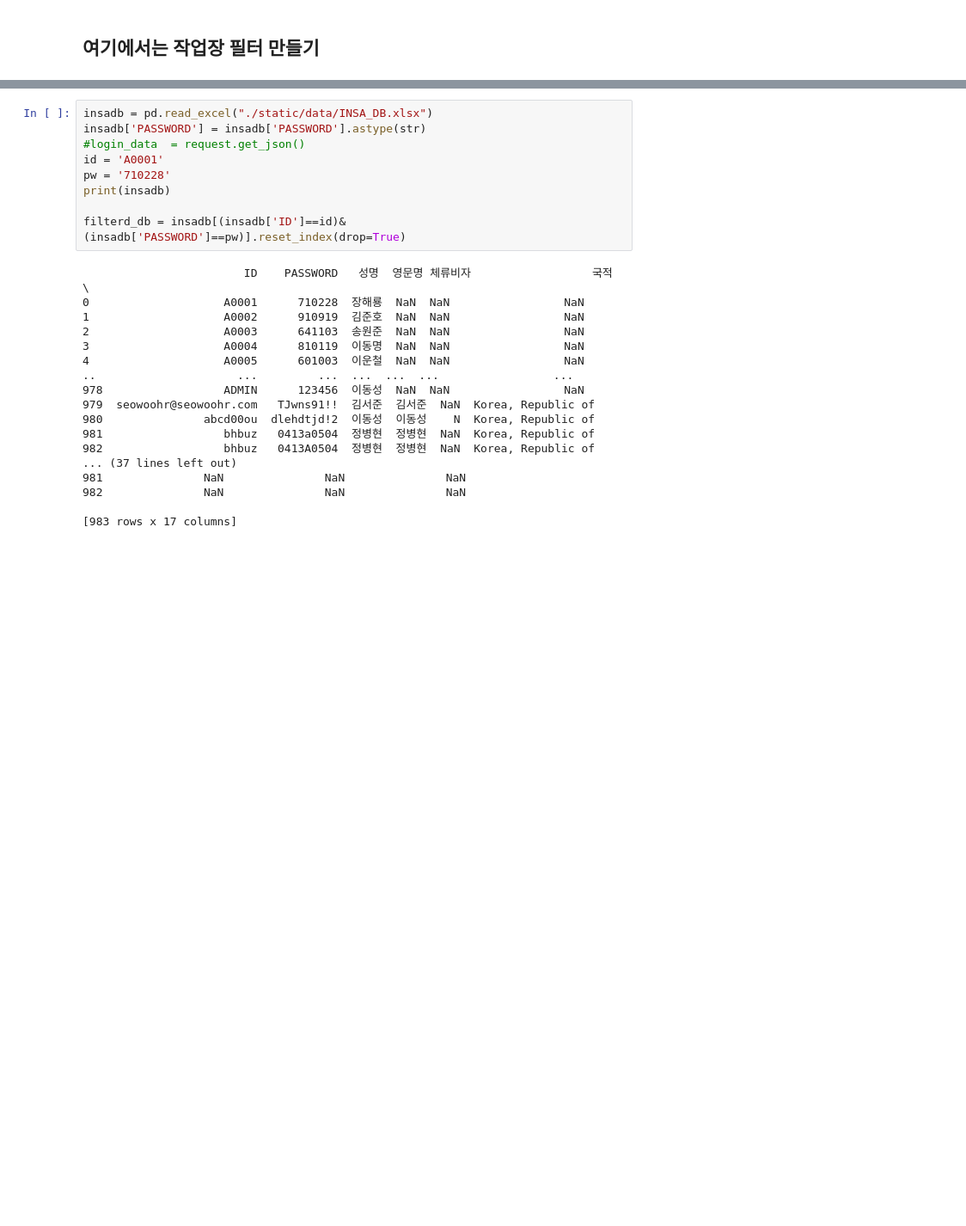
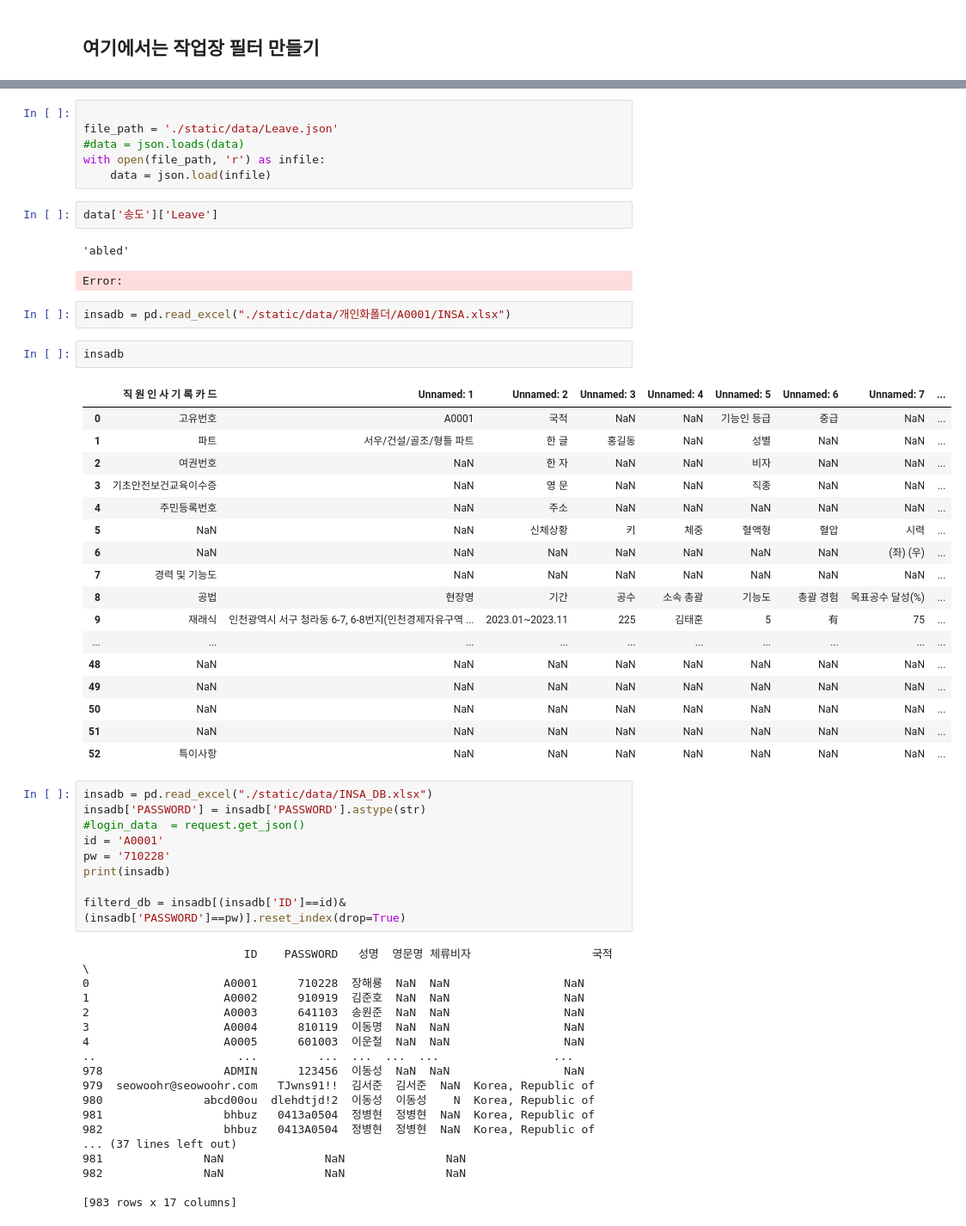
Before and after one commit to abcd00ou/Dong.github.io, a Jupyter notebook: Untitled-1.ipynb, the cells around one changed output, grey strips where cells are left out. Shown: that part at 86% size. Drawn from its saved outputs; the diff is of its cells as text; blank space fills up the shorter version.

```diff
--- a/Untitled-1.ipynb
+++ b/Untitled-1.ipynb
@@ -68,3 +264,36 @@ save_double_column_df(worker_info,"./static/data/작업공수/작업자입력.xl
+# %%
+
+file_path = './static/data/Leave.json'
+#data = json.loads(data)
+with open(file_path, 'r') as infile:
+    data = json.load(infile)
+# %%
+data['송도']['Leave']
+# %% [output]
+'abled'
+Error:
+# %%
+insadb = pd.read_excel("./static/data/개인화폴더/A0001/INSA.xlsx")
+# %%
+insadb
+# %% [output]
+|  | 직 원 인 사 기 록 카 드 | Unnamed: 1 | Unnamed: 2 | Unnamed: 3 | Unnamed: 4 | Unnamed: 5 | Unnamed: 6 | Unnamed: 7 | ... |
+| 0 | 고유번호 | A0001 | 국적 | NaN | NaN | 기능인 등급 | 중급 | NaN | ... |
+| 1 | 파트 | 서우/건설/골조/형틀 파트 | 한 글 | 홍길동 | NaN | 성별 | NaN | NaN | ... |
+| 2 | 여권번호 | NaN | 한 자 | NaN | NaN | 비자 | NaN | NaN | ... |
+| 3 | 기초안전보건교육이수증 | NaN | 영 문 | NaN | NaN | 직종 | NaN | NaN | ... |
+| 4 | 주민등록번호 | NaN | 주소 | NaN | NaN | NaN | NaN | NaN | ... |
+| 5 | NaN | NaN | 신체상황 | 키 | 체중 | 혈액형 | 혈압 | 시력 | ... |
+| 6 | NaN | NaN | NaN | NaN | NaN | NaN | NaN | (좌) (우) | ... |
+| 7 | 경력 및 기능도 | NaN | NaN | NaN | NaN | NaN | NaN | NaN | ... |
+| 8 | 공법 | 현장명 | 기간 | 공수 | 소속 총괄 | 기능도 | 총괄 경험 | 목표공수 달성(%) | ... |
+| 9 | 재래식 | 인천광역시 서구 청라동 6-7, 6-8번지(인천경제자유구역 ... | 2023.01~2023.11 | 225 | 김태훈 | 5 | 有 | 75 | ... |
+| ... | ... | ... | ... | ... | ... | ... | ... | ... | ... |
+| 48 | NaN | NaN | NaN | NaN | NaN | NaN | NaN | NaN | ... |
+| 49 | NaN | NaN | NaN | NaN | NaN | NaN | NaN | NaN | ... |
+| 50 | NaN | NaN | NaN | NaN | NaN | NaN | NaN | NaN | ... |
+| 51 | NaN | NaN | NaN | NaN | NaN | NaN | NaN | NaN | ... |
+| 52 | 특이사항 | NaN | NaN | NaN | NaN | NaN | NaN | NaN | ... |
 # %%
 insadb = pd.read_excel("./static/data/INSA_DB.xlsx")
 insadb['PASSWORD'] = insadb['PASSWORD'].astype(str)
```
Also changed, not shown: parts of 12 cells of this notebook, 23 other files.
